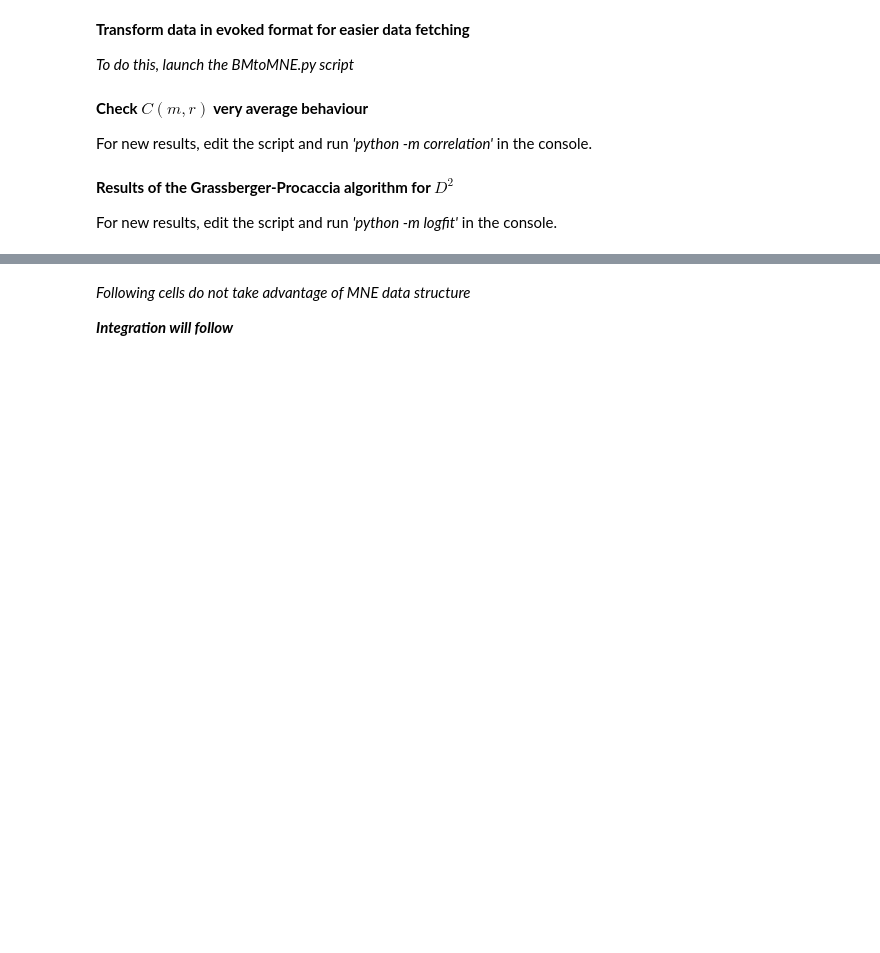
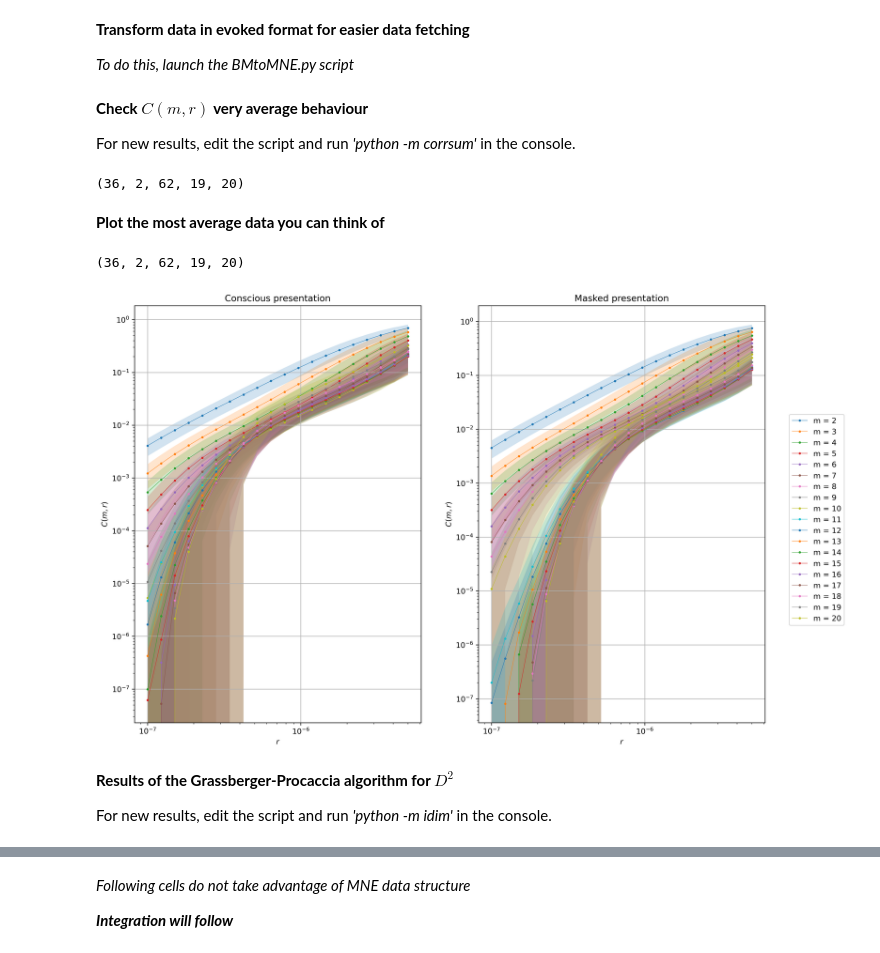
Before and after one commit to lunahsenzacca/nlin-EEG, a Jupyter notebook: nlin-EEG.ipynb, the cells around one changed output, grey strips where cells are left out. Drawn from its saved outputs; the diff is of its cells as text; code cells hidden in the pictures; blank space fills up the shorter version.

```diff
--- a/nlin-EEG.ipynb
+++ b/nlin-EEG.ipynb
@@ -28,22 +28,25 @@ maind = get_maind(save = True)
 # %%
 #Data paths
 
+# Dataset name
+exp_name = 'bmasking'
+
 #Workflow folder path
-wf_path = mainf['path']
+wf_path = maind['path']
 
 #Backward Masking dataset path
-bw_path = maind['bmasking']['directories']['data']
+bw_path = maind[exp_name]['directories']['data']
 
 #Channel names
-ch_list = maind['bmasking']['pois']
+ch_list = maind[exp_name]['pois']
 
 # Useful clusters
 
 # Parieto-Occipital and Frontal
 ch_clust = ['O2','PO4','PO8'],['Fp1','Fp2','Fpz']
 
-ch_list_idx = name_toidx(ch_list)
-ch_clust_idx = name_toidx(ch_clust)
+ch_list_idx = name_toidx(ch_list, exp_name = exp_name)
+ch_clust_idx = name_toidx(ch_clust, exp_name = exp_name)
 # %% [markdown]
 **Transform data in evoked format for easier data fetching**
 
@@ -51,28 +54,36 @@ ch_clust_idx = name_toidx(ch_clust)
 # %% [markdown]
 **Check $C(m,r)$ very average behaviour**
 
-For new results, edit the script and run *'python -m correlation'* in the console.
+For new results, edit the script and run *'python -m corrsum'* in the console.
+# %%
+# Load results of corrsum.py script
+
+# Legend
+
+#Axis 0 = Subjects
+#Axis 1 = Conditions
+#Axis 2 = Electrodes
+#Axis 3 = m: Embedding dimension
+#Axis 4 = r
+
+lb = 'G20'
+
+# Load results from correlation.py script
+CS = np.load(wf_path + 'results/BM/CS/' + lb + '/CSums.npy')
+r = np.load(wf_path + 'results/BM/CS/' + lb + '/rvals.npy')
+
+print(CS.shape)
+
+with open(wf_path + 'results/BM/CS/' + lb + '/variables.json', 'r') as f:
+    vars = json.load(f)
+
+embs = vars['embeddings']
+# %% [output]
+(36, 2, 62, 19, 20)
+# %% [markdown]
+**Plot the most average data you can think of**
 # %%
-# Legend
-
-#Axis 0 = Subjects
-#Axis 1 = Conditions
-#Axis 2 = Electrodes
-#Axis 3 = m: Embedding dimension
-#Axis 4 = r
-
-lb = 'G'
-
-# Load results from correlation.py script
-CS = np.load(wf_path + 'BM_CS/' + lb + '/CSums.npy')
-r = np.load(wf_path + 'BM_CS/' + lb + '/rvals.npy')
-
-print(CS.shape)
-
-with open(wf_path + 'BM_CS/' + lb + '/variables.json', 'r') as f:
-    vars = json.load(f)
-
-embs = vars['embeddings']
+# Average data and print plots with std error area
 
 # Get average across subjects across channels (for now)
 CS = CS.mean(axis = 0)
@@ -80,40 +91,43 @@ CS = CS.mean(axis = 0)
 CScon = CS[0,:,:,:]
 CSunc = CS[1,:,:,:]
 
 CScon_std = CScon.std(axis = 0)
 CSunc_std = CSunc.std(axis = 0)
 
 CScon = CScon.mean(axis = 0)
 CSunc = CSunc.mean(axis = 0)
 
 fig, axs = plt.subplots(1,2, figsize = (15,10), dpi = 300)
 
 for i, c in enumerate(CScon):
-    axs[0].errorbar(r, c, yerr = CScon_std[i,:], capsize = 3, elinewidth = 1, barsabove = True,
-                          marker = 'o', markersize = 2, linewidth = 0.5, label = 'm = ' + str(embs[i]))
+    axs[0].plot(r, c, marker = 'o', markersize = 2, linewidth = 0.5, label = 'm = ' + str(embs[i]))
+    axs[0].fill_between(r, c - CScon_std[i,:],c + CScon_std[i,:], alpha = 0.2)
 
 axs[0].set_title('Conscious presentation')
 
 for i, c in enumerate(CSunc):
-    axs[1].errorbar(r, c, yerr = CSunc_std[i,:], capsize = 3, elinewidth = 1, barsabove = True,
-                          marker = 'o', markersize = 2, linewidth = 0.5)#, label = 'm = ' + str(embs[i]))
+    axs[1].plot(r, c, marker = 'o', markersize = 2, linewidth = 0.5)#, label = 'm = ' + str(embs[i]))
+    axs[1].fill_between(r, c - CSunc_std[i,:],c + CSunc_std[i,:], alpha = 0.2)
 
 axs[1].set_title('Masked presentation')
 
 for ax in axs:
     ax.grid()
 
     ax.set_xscale('log')
     ax.set_yscale('log')
 
     ax.set_xlabel('$r$')
     ax.set_ylabel('$C(m,r)$')
 
 fig.legend(loc = 'center right')
-plt.savefig(wf_path + 'pics/backward_masking/averageCsum.png', dpi = 300)
+plt.savefig(wf_path + 'pics/BM/' +  lb + '_averageCsum.png', dpi = 300)
 plt.show()
+# %% [output]
+(36, 2, 62, 19, 20)
+[figure, added]
 # %% [markdown]
 **Results of the Grassberger-Procaccia algorithm for $D^{2}$**
 
-For new results, edit the script and run *'python -m logfit'* in the console.
+For new results, edit the script and run *'python -m idim'* in the console.
 # %%
```
Also changed, not shown: parts of 12 cells of this notebook.
